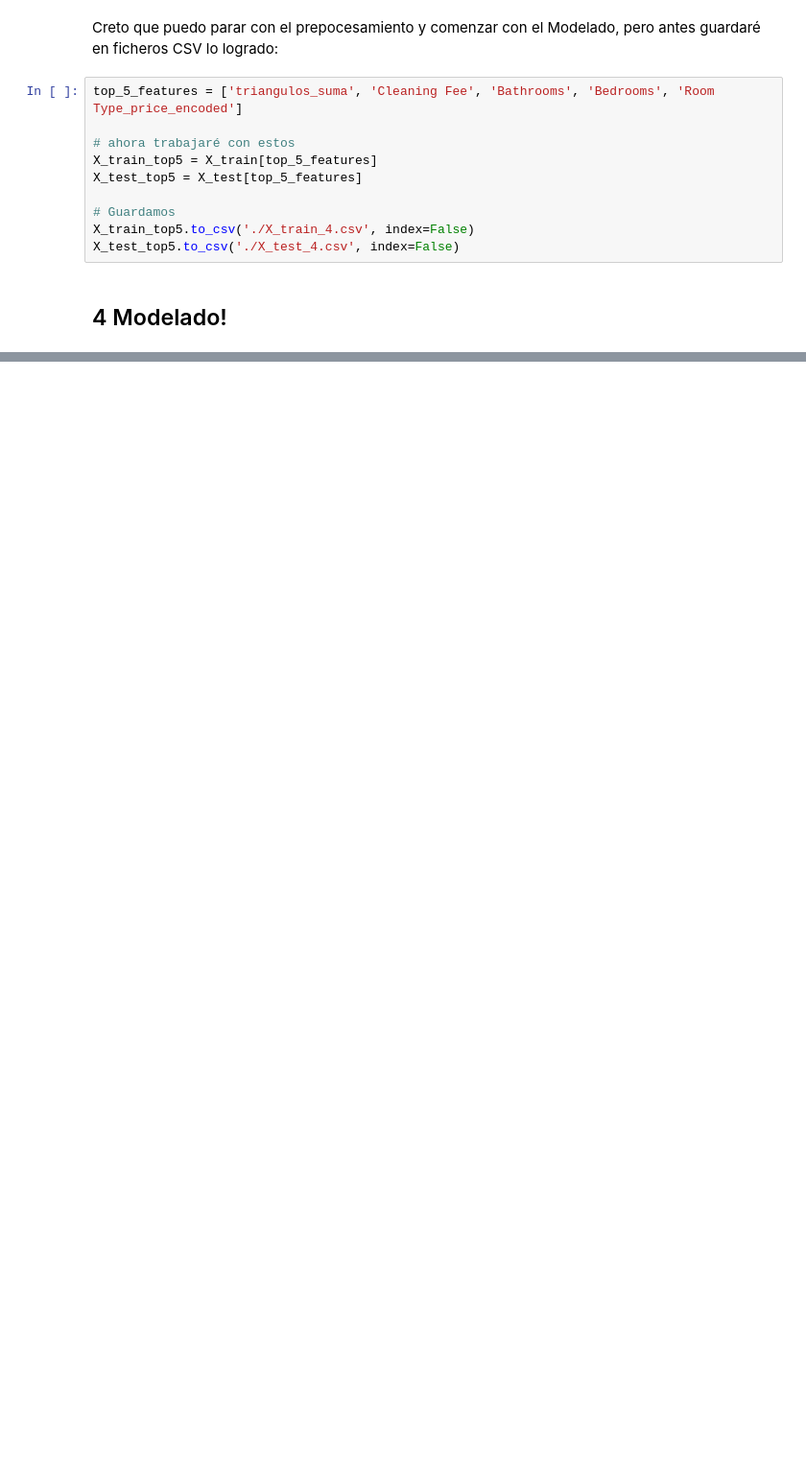
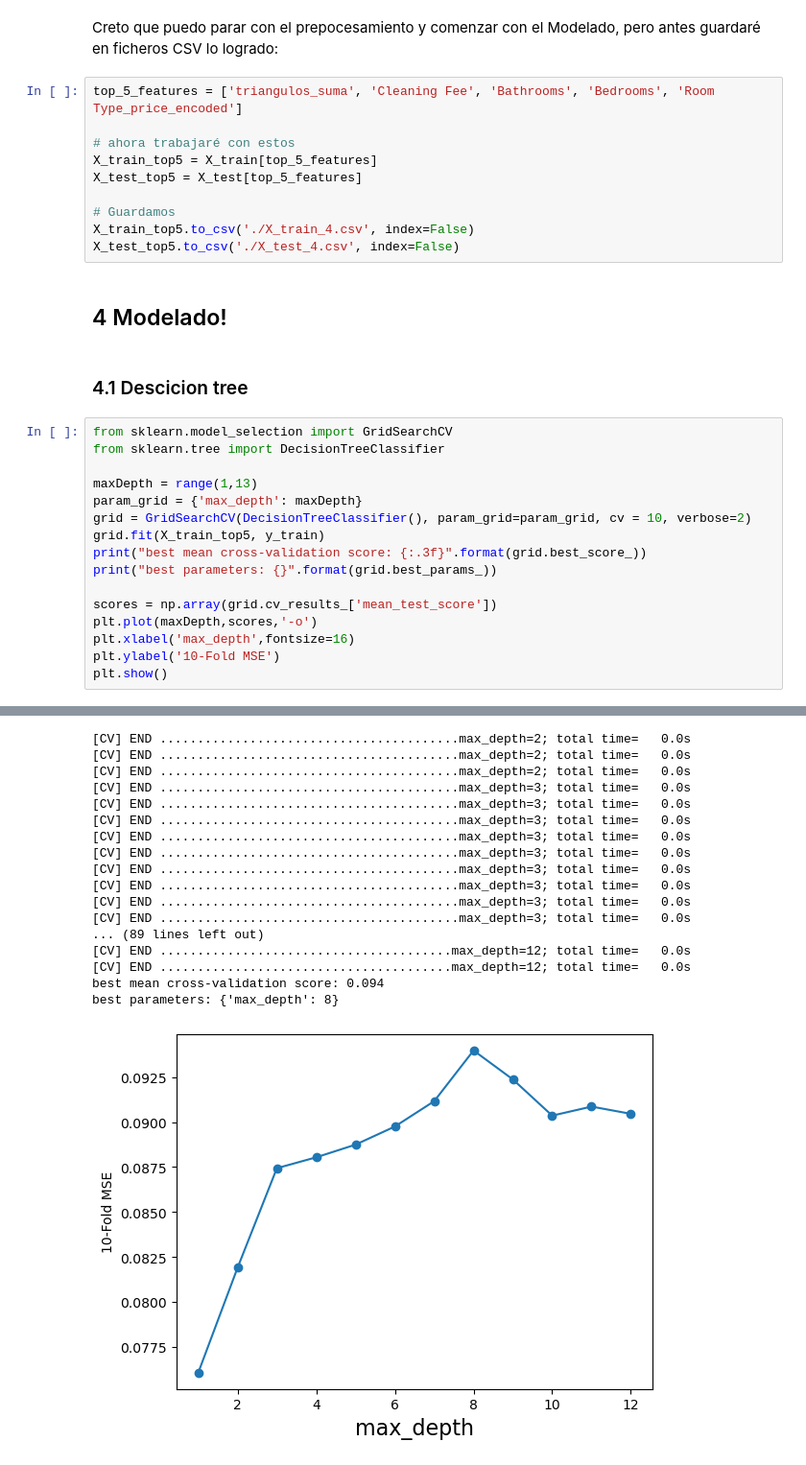
Before and after one commit to Pepe-Padilla/machine-learning-practica, a Jupyter notebook: practica.ipynb, the cells around one changed output, grey strips where cells are left out. Shown at 96% size. Drawn from its saved outputs; the diff is of its cells as text; blank space fills up the shorter version.

Commit message:
resultado final

```diff
--- a/practica.ipynb
+++ b/practica.ipynb
@@ -1801,3 +1803,22 @@ X_train_top5.to_csv('./X_train_4.csv', index=False)
 X_test_top5.to_csv('./X_test_4.csv', index=False)
 # %% [markdown]
 ## 4 Modelado!
+# %% [markdown]
+### 4.1 Descicion tree
+# %%
+from sklearn.model_selection import GridSearchCV
+from sklearn.tree import DecisionTreeClassifier
+
+maxDepth = range(1,13)
+param_grid = {'max_depth': maxDepth}
+grid = GridSearchCV(DecisionTreeClassifier(), param_grid=param_grid, cv = 10, verbose=2)
+grid.fit(X_train_top5, y_train)
+print("best mean cross-validation score: {:.3f}".format(grid.best_score_))
+print("best parameters: {}".format(grid.best_params_))
+
+scores = np.array(grid.cv_results_['mean_test_score'])
+plt.plot(maxDepth,scores,'-o')
+plt.xlabel('max_depth',fontsize=16)
+plt.ylabel('10-Fold MSE')
+plt.show()
+# %% [output]
@@ -1803,0 +1843,18 @@ X_test_top5.to_csv('./X_test_4.csv', index=False)
+[CV] END ........................................max_depth=2; total time=   0.0s
+[CV] END ........................................max_depth=2; total time=   0.0s
+[CV] END ........................................max_depth=2; total time=   0.0s
+[CV] END ........................................max_depth=3; total time=   0.0s
+[CV] END ........................................max_depth=3; total time=   0.0s
+[CV] END ........................................max_depth=3; total time=   0.0s
+[CV] END ........................................max_depth=3; total time=   0.0s
+[CV] END ........................................max_depth=3; total time=   0.0s
+[CV] END ........................................max_depth=3; total time=   0.0s
+[CV] END ........................................max_depth=3; total time=   0.0s
+[CV] END ........................................max_depth=3; total time=   0.0s
+[CV] END ........................................max_depth=3; total time=   0.0s
+... (89 lines left out)
+[CV] END .......................................max_depth=12; total time=   0.0s
+[CV] END .......................................max_depth=12; total time=   0.0s
+best mean cross-validation score: 0.094
+best parameters: {'max_depth': 8}
+[figure, added]
```
Also changed, not shown: parts of 22 cells of this notebook, 2 other files.
